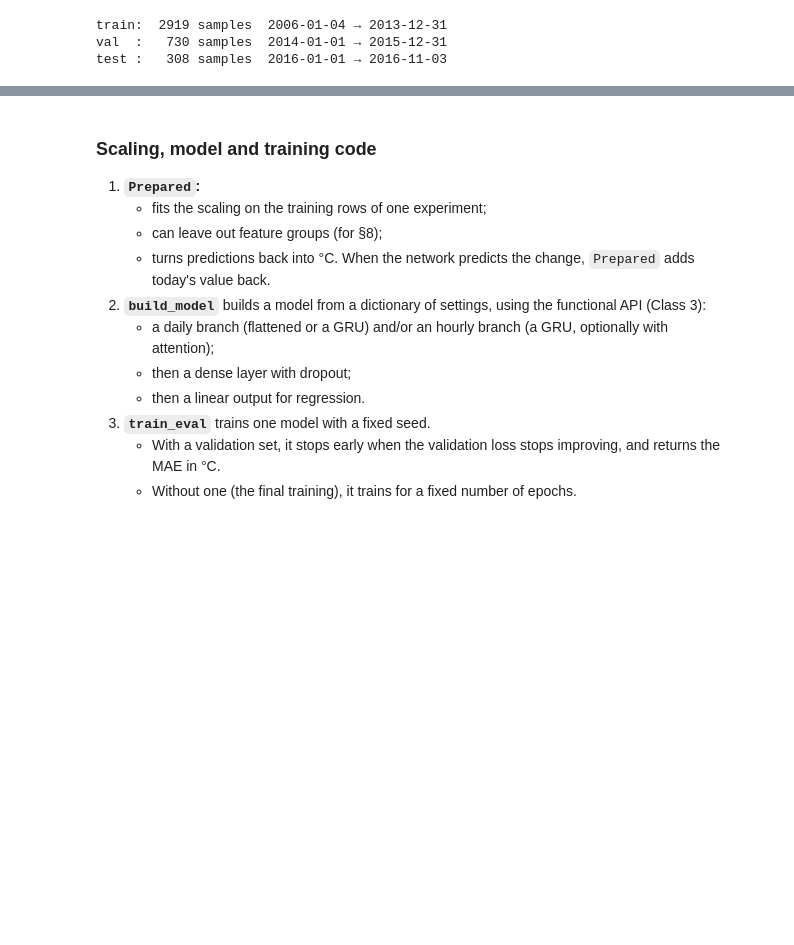
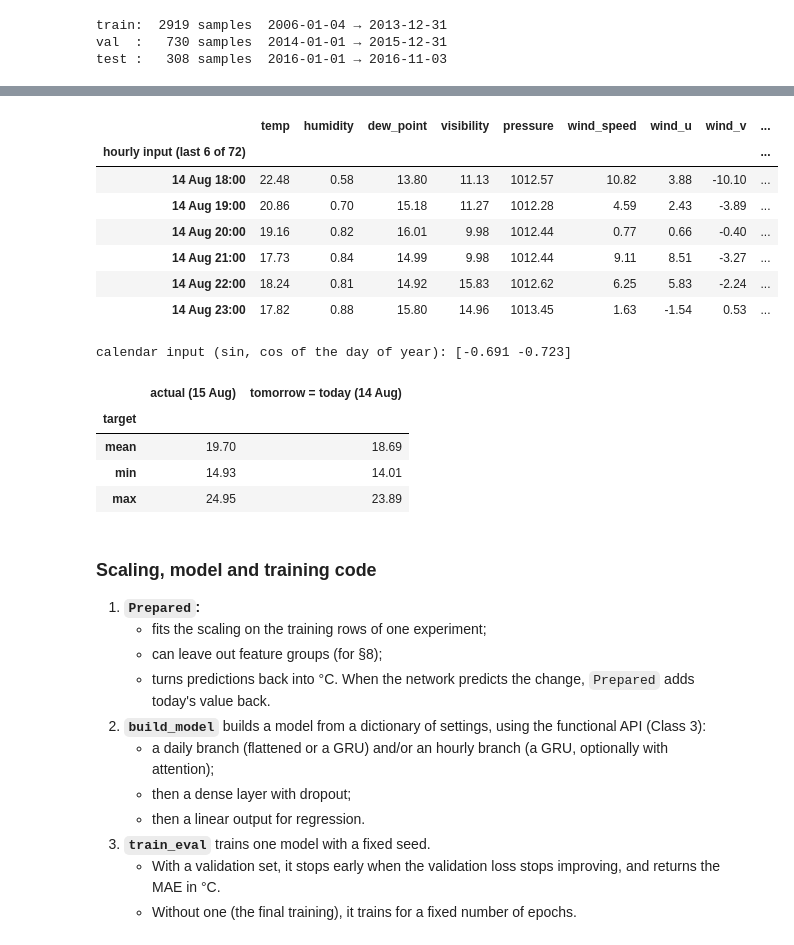
Before and after one commit to kacekk/weather_forecast_DL, a Jupyter notebook: weather_forecast.ipynb, the cells around one changed output, grey strips where cells are left out. Cells and saved outputs as stored; diff of their text form; code cells hidden in the pictures; blank space fills up the shorter version.

```diff
--- a/weather_forecast.ipynb
+++ b/weather_forecast.ipynb
@@ -678,0 +757,14 @@ test :   308 samples  2016-01-01 → 2016-11-03
+# %%
+k = ds.dates.get_loc(EX_DAY)
+EX_INPUT_DAYS = ds.daily.index[k:k + 3]           # the 3 days before the example day
+display(pd.DataFrame(ds.X_daily[k], columns=DAILY_COLS, index=EX_INPUT_DAYS.date).astype(float).round(2).rename_axis("daily input"))
+
+midnight = EX_DAY.tz_localize(CONFIG["data"]["timezone"])
+hours = pd.date_range(end=midnight - pd.Timedelta("1h"), periods=72, freq="h")
+display(pd.DataFrame(ds.X_hourly[k], columns=HOURLY_COLS, index=hours.strftime("%d %b %H:%M"))
+        .tail(6).astype(float).round(2).rename_axis("hourly input (last 6 of 72)"))
+
+print("calendar input (sin, cos of the day of year):", ds.X_cal[k].round(3))
+pd.DataFrame({"actual (15 Aug)": [TRUTH[t][k] for t in TARGETS],
+              "tomorrow = today (14 Aug)": [TODAY[t][k] for t in TARGETS]}, index=TARGETS).astype(float).round(2).rename_axis("target")
+# %% [output]
@@ -679,3 +776,17 @@ test :   308 samples  2016-01-01 → 2016-11-03
+|  | temp | humidity | dew_point | visibility | pressure | wind_speed | wind_u | wind_v | ... |
+| hourly input (last 6 of 72) |  |  |  |  |  |  |  |  | ... |
+| 14 Aug 18:00 | 22.48 | 0.58 | 13.80 | 11.13 | 1012.57 | 10.82 | 3.88 | -10.10 | ... |
+| 14 Aug 19:00 | 20.86 | 0.70 | 15.18 | 11.27 | 1012.28 | 4.59 | 2.43 | -3.89 | ... |
+| 14 Aug 20:00 | 19.16 | 0.82 | 16.01 | 9.98 | 1012.44 | 0.77 | 0.66 | -0.40 | ... |
+| 14 Aug 21:00 | 17.73 | 0.84 | 14.99 | 9.98 | 1012.44 | 9.11 | 8.51 | -3.27 | ... |
+| 14 Aug 22:00 | 18.24 | 0.81 | 14.92 | 15.83 | 1012.62 | 6.25 | 5.83 | -2.24 | ... |
+| 14 Aug 23:00 | 17.82 | 0.88 | 15.80 | 14.96 | 1013.45 | 1.63 | -1.54 | 0.53 | ... |
+calendar input (sin, cos of the day of year): [-0.691 -0.723]
+|  | actual (15 Aug) | tomorrow = today (14 Aug) |
+| target |  |  |
+| mean | 19.70 | 18.69 |
+| min | 14.93 | 14.01 |
+| max | 24.95 | 23.89 |
 # %% [markdown]
 ### Scaling, model and training code
 
```
Also changed, not shown: parts of 11 cells of this notebook, 1 other file.
